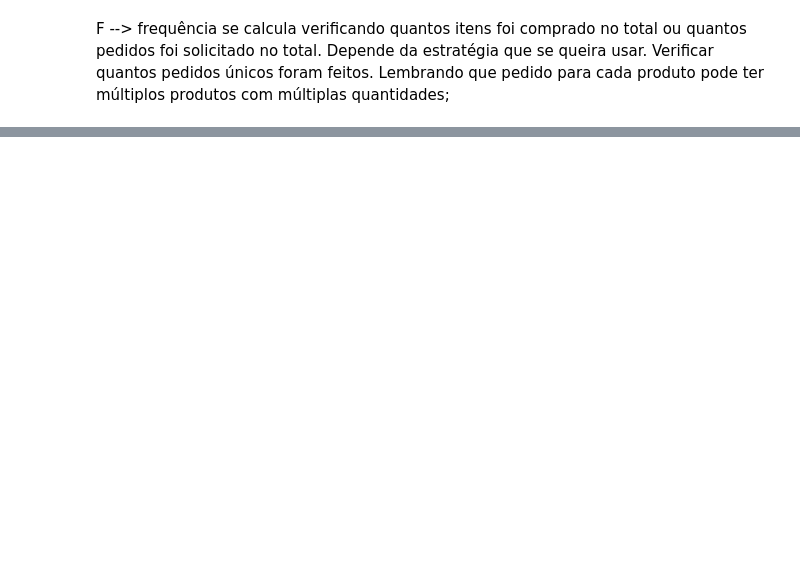
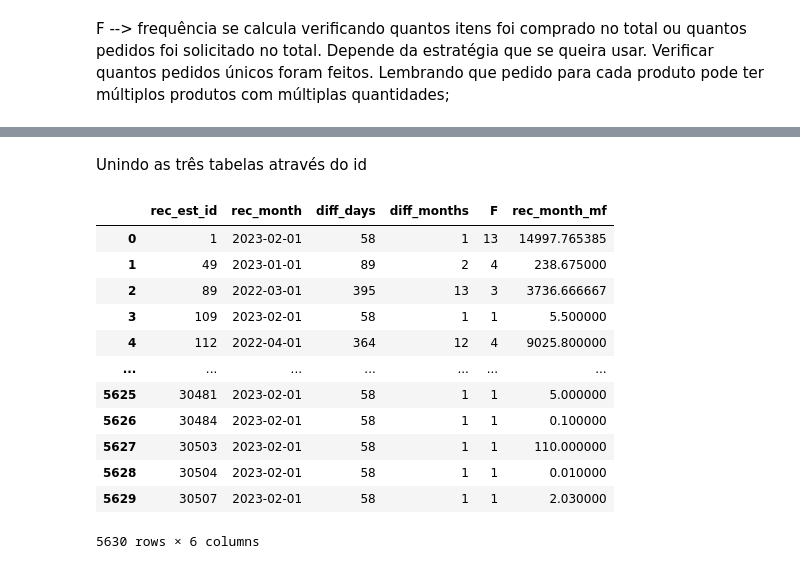
Before and after one commit to Epilef86/Clusterizacao_Pratica, a Jupyter notebook: Lojista.ipynb, the cells around one changed output, grey strips where cells are left out. Saved outputs shown, nothing was run; the diff lists cells and outputs as text; code cells hidden in the pictures; blank space fills up the shorter version.

```diff
--- a/Lojista.ipynb
+++ b/Lojista.ipynb
@@ -581,0 +531,3 @@ df_rfm = df_rfm.drop(23174)
+# %%
+# criando um novo dataframe apenas com os ids e a contagem de ids para o status ativo
+frequencia = df_lojista[df_lojista['rec_status'] == 'ativo'].groupby('rec_est_id').size().reset_index(name='F')
@@ -581,0 +554,3 @@ df_rfm = df_rfm.drop(23174)
+# %%
+# Agrupa os valores por mês e calcula a média dos valores de "fatura" maiores que zero
+monetary = df_lojista[df_lojista['rec_month_mf'] > 0].groupby(df_lojista['rec_est_id'])['rec_month_mf'].mean()
@@ -581,0 +559,2 @@ df_rfm = df_rfm.drop(23174)
+# %%
+monetary = monetary.to_frame()
@@ -581,0 +578,22 @@ df_rfm = df_rfm.drop(23174)
+# %% [markdown]
+Unindo as três tabelas através do id
+# %%
+# Unindo as tabelas pela direita, usando a coluna 'id' como chave
+df_resultado = pd.merge(recencia, frequencia, on='rec_est_id', how='right')
+df_resultado = pd.merge(df_resultado, monetary, on='rec_est_id', how='right')
+# %%
+df_resultado
+# %% [output]
+|  | rec_est_id | rec_month | diff_days | diff_months | F | rec_month_mf |
+| 0 | 1 | 2023-02-01 | 58 | 1 | 13 | 14997.765385 |
+| 1 | 49 | 2023-01-01 | 89 | 2 | 4 | 238.675000 |
+| 2 | 89 | 2022-03-01 | 395 | 13 | 3 | 3736.666667 |
+| 3 | 109 | 2023-02-01 | 58 | 1 | 1 | 5.500000 |
+| 4 | 112 | 2022-04-01 | 364 | 12 | 4 | 9025.800000 |
+| ... | ... | ... | ... | ... | ... | ... |
+| 5625 | 30481 | 2023-02-01 | 58 | 1 | 1 | 5.000000 |
+| 5626 | 30484 | 2023-02-01 | 58 | 1 | 1 | 0.100000 |
+| 5627 | 30503 | 2023-02-01 | 58 | 1 | 1 | 110.000000 |
+| 5628 | 30504 | 2023-02-01 | 58 | 1 | 1 | 0.010000 |
+| 5629 | 30507 | 2023-02-01 | 58 | 1 | 1 | 2.030000 |
+5630 rows × 6 columns
```
Also changed, not shown: parts of 97 cells of this notebook.
